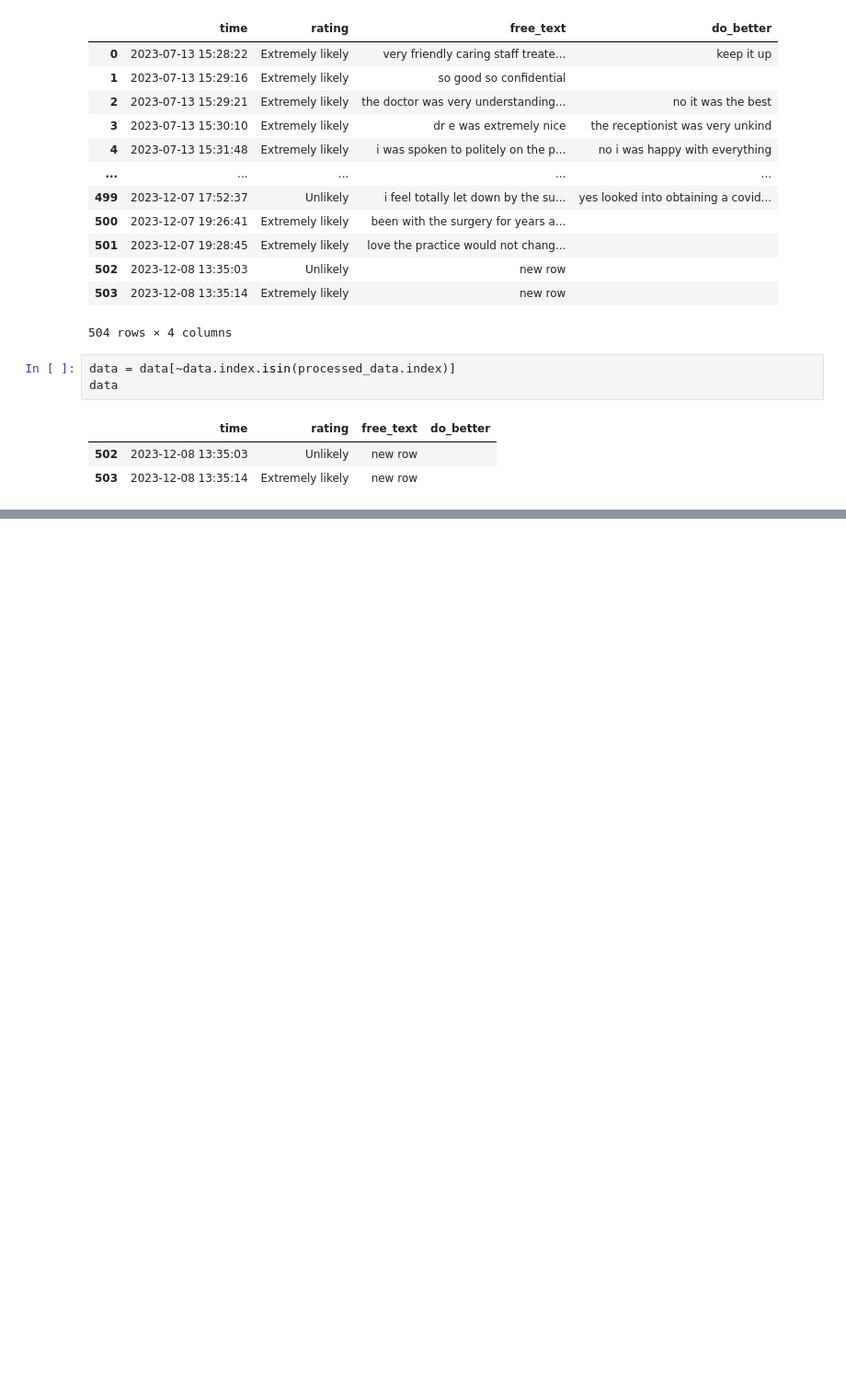
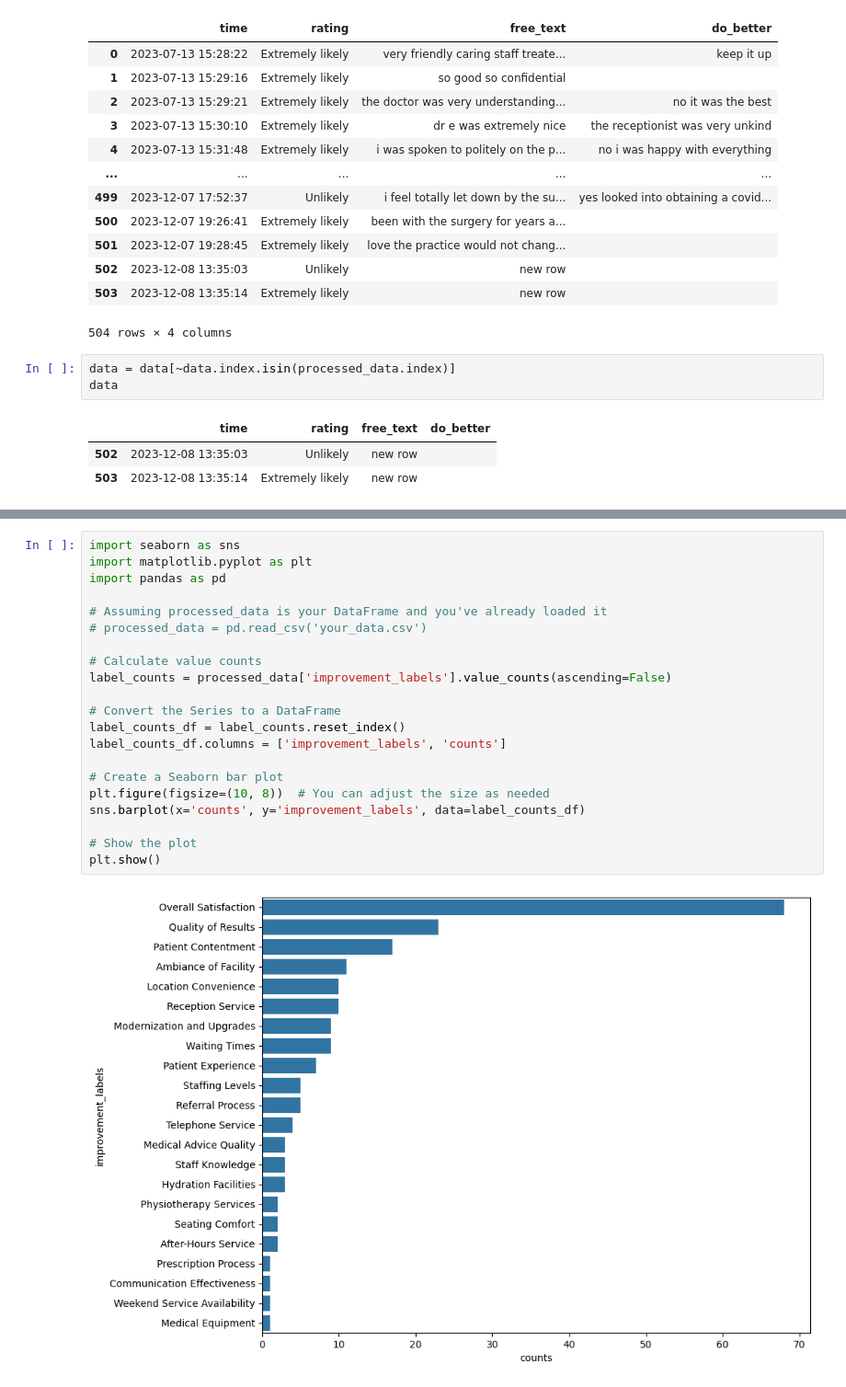
Before and after one commit to janduplessis883/friends-and-family-test-analysis, a Jupyter notebook: notebooks/exploration.ipynb, the cells around one changed output, grey strips where cells are left out. Shown at 92% size. Drawn from its saved outputs; the diff is of its cells as text; blank space fills up the shorter version.

```diff
--- a/notebooks/exploration.ipynb
+++ b/notebooks/exploration.ipynb
@@ -165,0 +187,23 @@ data
+# %%
+import seaborn as sns
+import matplotlib.pyplot as plt
+import pandas as pd
+
+# Assuming processed_data is your DataFrame and you've already loaded it
+# processed_data = pd.read_csv('your_data.csv')
+
+# Calculate value counts
+label_counts = processed_data['improvement_labels'].value_counts(ascending=False)
+
+# Convert the Series to a DataFrame
+label_counts_df = label_counts.reset_index()
+label_counts_df.columns = ['improvement_labels', 'counts']
+
+# Create a Seaborn bar plot
+plt.figure(figsize=(10, 8))  # You can adjust the size as needed
+sns.barplot(x='counts', y='improvement_labels', data=label_counts_df)
+
+# Show the plot
+plt.show()
+# %% [output]
+[figure, added]
```
Also changed, not shown: parts of 2 cells of this notebook, 3 other files.
